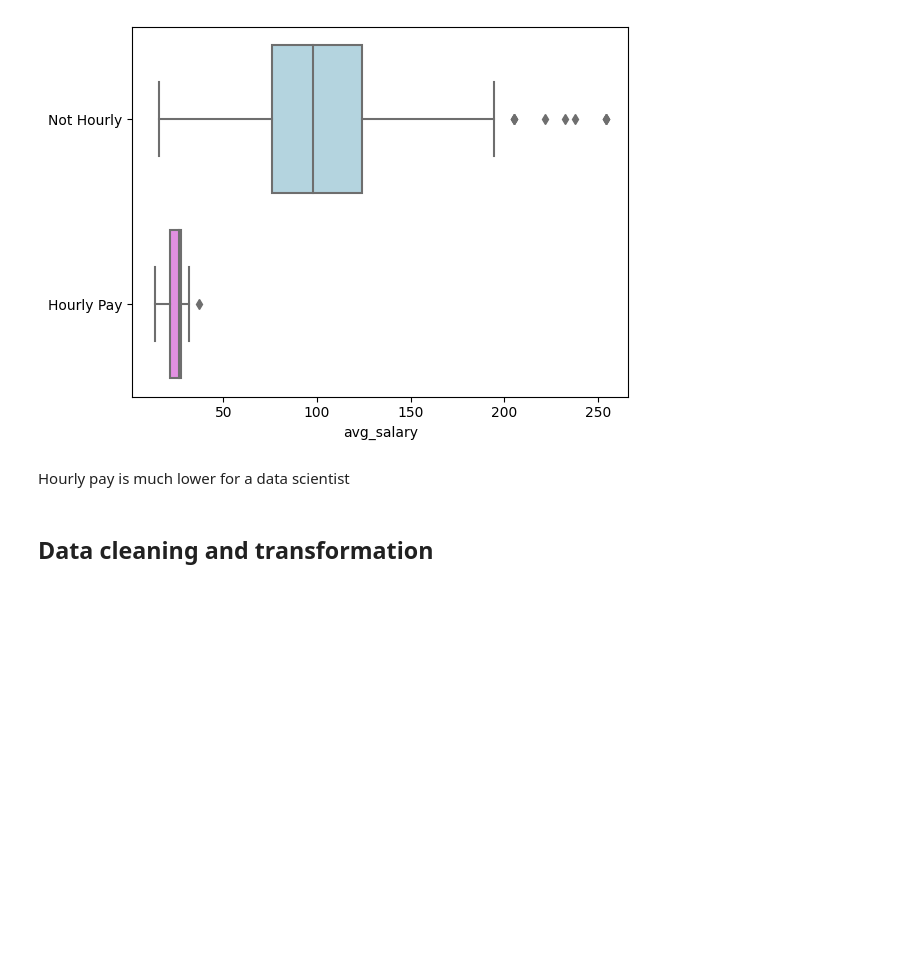
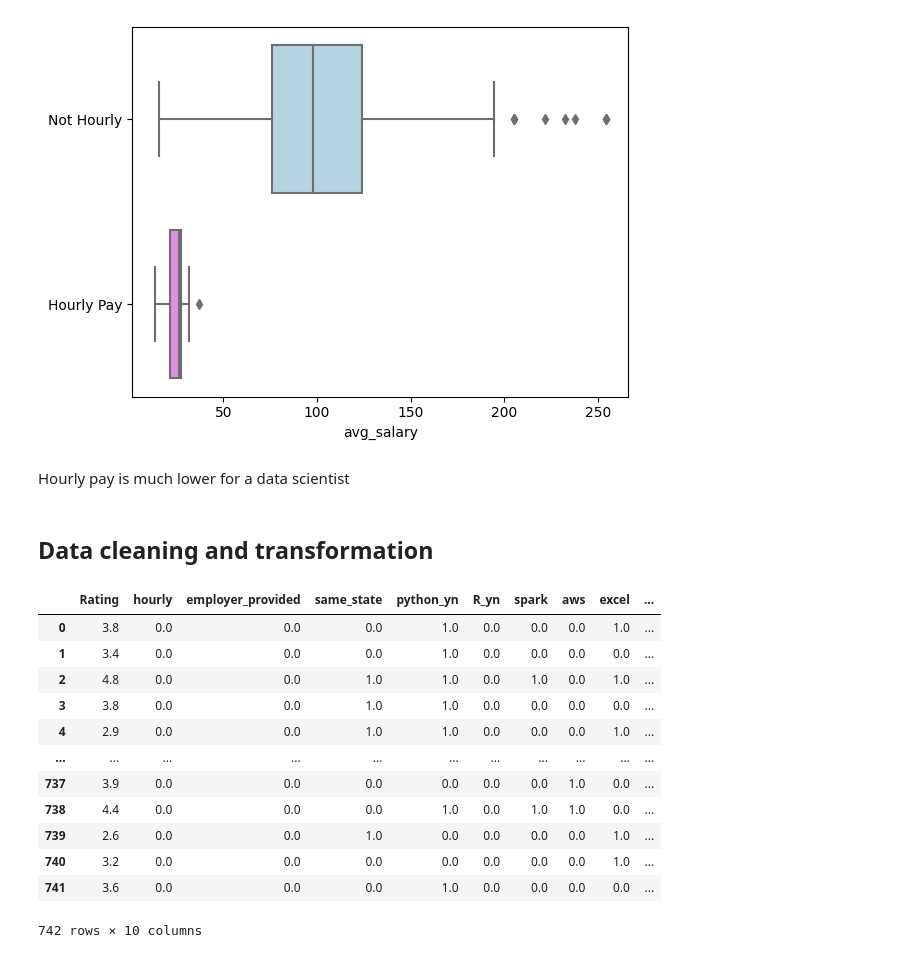
Before and after one commit to ZenithFlux/Data-Scientist-Salary-Prediction, a Jupyter notebook: data_analysis.ipynb, the cells around one changed output. Drawn from its saved outputs; the diff is of its cells as text; code cells hidden in the pictures; blank space fills up the shorter version.

```diff
--- a/data_analysis.ipynb
+++ b/data_analysis.ipynb
@@ -151,3 +152,21 @@ sns.boxplot(x=df["avg_salary"],
 Hourly pay is much lower for a data scientist
 # %% [markdown]
 ## Data cleaning and transformation
+# %%
+df = org_df[["Rating", "hourly", "employer_provided",
+             "same_state", "python_yn", "R_yn", "spark", "aws", "excel", "avg_salary"]]
+df.apply(lambda x: np.float32(x))
+# %% [output]
+|  | Rating | hourly | employer_provided | same_state | python_yn | R_yn | spark | aws | excel | ... |
+| 0 | 3.8 | 0.0 | 0.0 | 0.0 | 1.0 | 0.0 | 0.0 | 0.0 | 1.0 | ... |
+| 1 | 3.4 | 0.0 | 0.0 | 0.0 | 1.0 | 0.0 | 0.0 | 0.0 | 0.0 | ... |
+| 2 | 4.8 | 0.0 | 0.0 | 1.0 | 1.0 | 0.0 | 1.0 | 0.0 | 1.0 | ... |
+| 3 | 3.8 | 0.0 | 0.0 | 1.0 | 1.0 | 0.0 | 0.0 | 0.0 | 0.0 | ... |
+| 4 | 2.9 | 0.0 | 0.0 | 1.0 | 1.0 | 0.0 | 0.0 | 0.0 | 1.0 | ... |
+| ... | ... | ... | ... | ... | ... | ... | ... | ... | ... | ... |
+| 737 | 3.9 | 0.0 | 0.0 | 0.0 | 0.0 | 0.0 | 0.0 | 1.0 | 0.0 | ... |
+| 738 | 4.4 | 0.0 | 0.0 | 0.0 | 1.0 | 0.0 | 1.0 | 1.0 | 0.0 | ... |
+| 739 | 2.6 | 0.0 | 0.0 | 1.0 | 0.0 | 0.0 | 0.0 | 0.0 | 1.0 | ... |
+| 740 | 3.2 | 0.0 | 0.0 | 0.0 | 0.0 | 0.0 | 0.0 | 0.0 | 1.0 | ... |
+| 741 | 3.6 | 0.0 | 0.0 | 0.0 | 1.0 | 0.0 | 0.0 | 0.0 | 0.0 | ... |
+742 rows × 10 columns
```
Also changed, not shown: parts of 3 cells of this notebook, 3 other files.
